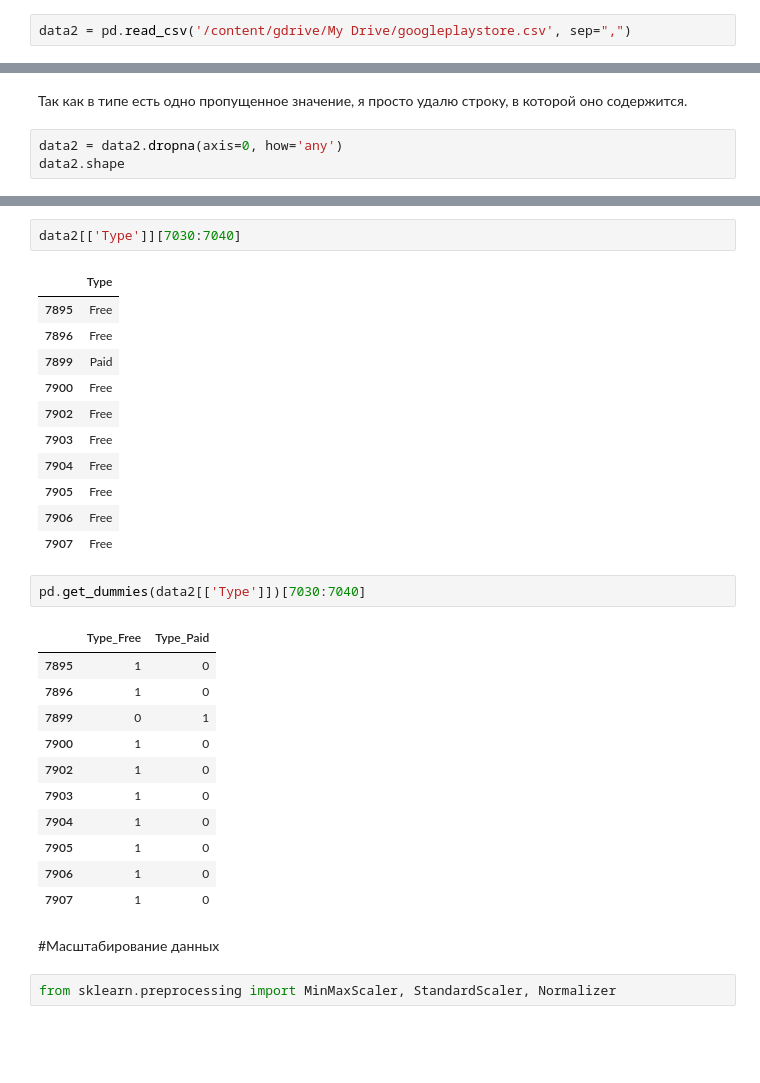
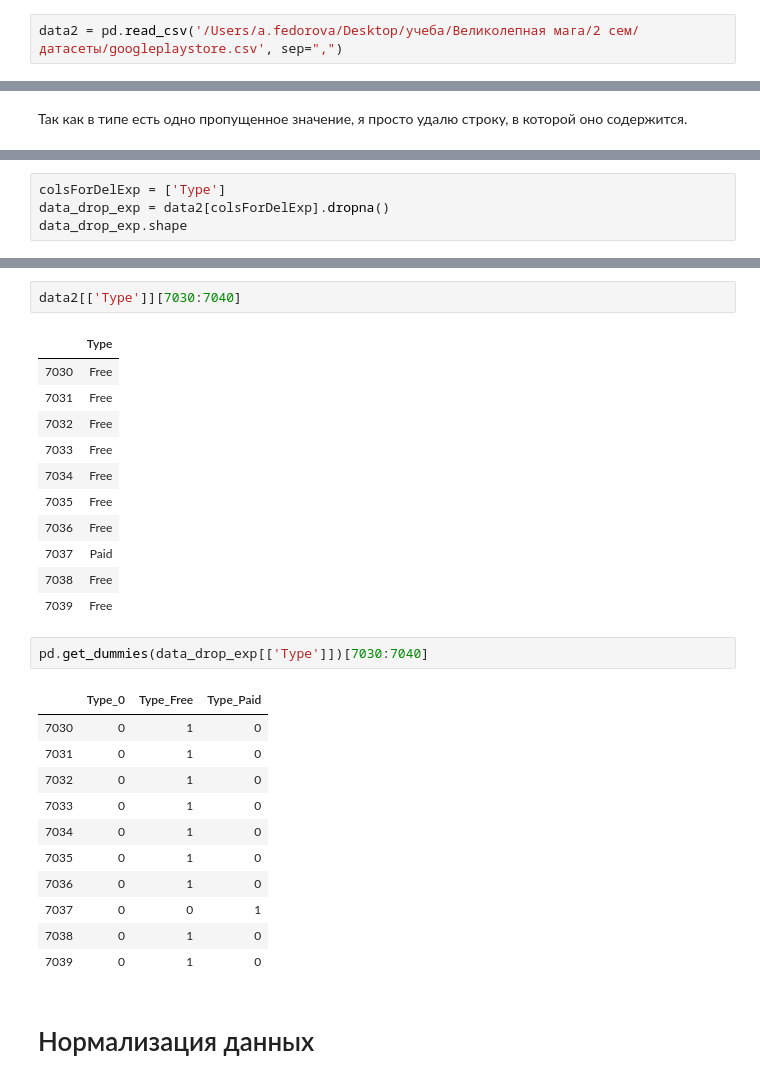
Before and after one commit to tonyafedorova/ML_MSc_1course, a Jupyter notebook: Lab2/Lab2_MMO.ipynb, the cells around one changed output, grey strips where cells are left out. Saved outputs shown, nothing was run; the diff lists cells and outputs as text; blank space fills up the shorter version.

```diff
--- a/Lab2/Lab2_MMO.ipynb
+++ b/Lab2/Lab2_MMO.ipynb
@@ -280,7 +202,7 @@ array(['0', '0,01', '0,02', '0,03', '0,04', '0,05', '0,06', '0,09',
 # %% [markdown]
 Для данной задачи я выбрала другой датасет.
 # %%
-data2 = pd.read_csv('/content/gdrive/My Drive/googleplaystore.csv', sep=",")
+data2 = pd.read_csv('/Users/a.fedorova/Desktop/учеба/Великолепная мага/2 сем/датасеты/googleplaystore.csv', sep=",")
 # %%
 data2.head(10)
 # %% [output]
@@ -369,6 +308,3 @@ data2['Type'].unique()
 array(['Free', 'Paid', nan, '0'], dtype=object)
 # %% [markdown]
 Так как в типе есть одно пропущенное значение, я просто удалю строку, в которой оно содержится.
-# %%
-data2 = data2.dropna(axis=0, how='any')
-data2.shape
@@ -376,0 +311,4 @@ data2.shape
+# %%
+colsForDelExp = ['Type']
+data_drop_exp = data2[colsForDelExp].dropna()
+data_drop_exp.shape
@@ -410,31 +350,29 @@ matrix([[1., 0.],
 data2[['Type']][7030:7040]
 # %% [output]
 |  | Type |
-| 7895 | Free |
-| 7896 | Free |
-| 7899 | Paid |
-| 7900 | Free |
-| 7902 | Free |
-| 7903 | Free |
-| 7904 | Free |
-| 7905 | Free |
-| 7906 | Free |
-| 7907 | Free |
+| 7030 | Free |
+| 7031 | Free |
+| 7032 | Free |
+| 7033 | Free |
+| 7034 | Free |
+| 7035 | Free |
+| 7036 | Free |
+| 7037 | Paid |
+| 7038 | Free |
+| 7039 | Free |
 # %%
-pd.get_dummies(data2[['Type']])[7030:7040]
+pd.get_dummies(data_drop_exp[['Type']])[7030:7040]
 # %% [output]
-|  | Type_Free | Type_Paid |
-| 7895 | 1 | 0 |
-| 7896 | 1 | 0 |
-| 7899 | 0 | 1 |
-| 7900 | 1 | 0 |
-| 7902 | 1 | 0 |
-| 7903 | 1 | 0 |
-| 7904 | 1 | 0 |
-| 7905 | 1 | 0 |
-| 7906 | 1 | 0 |
-| 7907 | 1 | 0 |
+|  | Type_0 | Type_Free | Type_Paid |
+| 7030 | 0 | 1 | 0 |
+| 7031 | 0 | 1 | 0 |
+| 7032 | 0 | 1 | 0 |
+| 7033 | 0 | 1 | 0 |
+| 7034 | 0 | 1 | 0 |
+| 7035 | 0 | 1 | 0 |
+| 7036 | 0 | 1 | 0 |
+| 7037 | 0 | 0 | 1 |
+| 7038 | 0 | 1 | 0 |
+| 7039 | 0 | 1 | 0 |
 # %% [markdown]
-#Масштабирование данных
+# Нормализация данных
-# %%
-from sklearn.preprocessing import MinMaxScaler, StandardScaler, Normalizer
```
Also changed, not shown: parts of 93 cells of this notebook.
